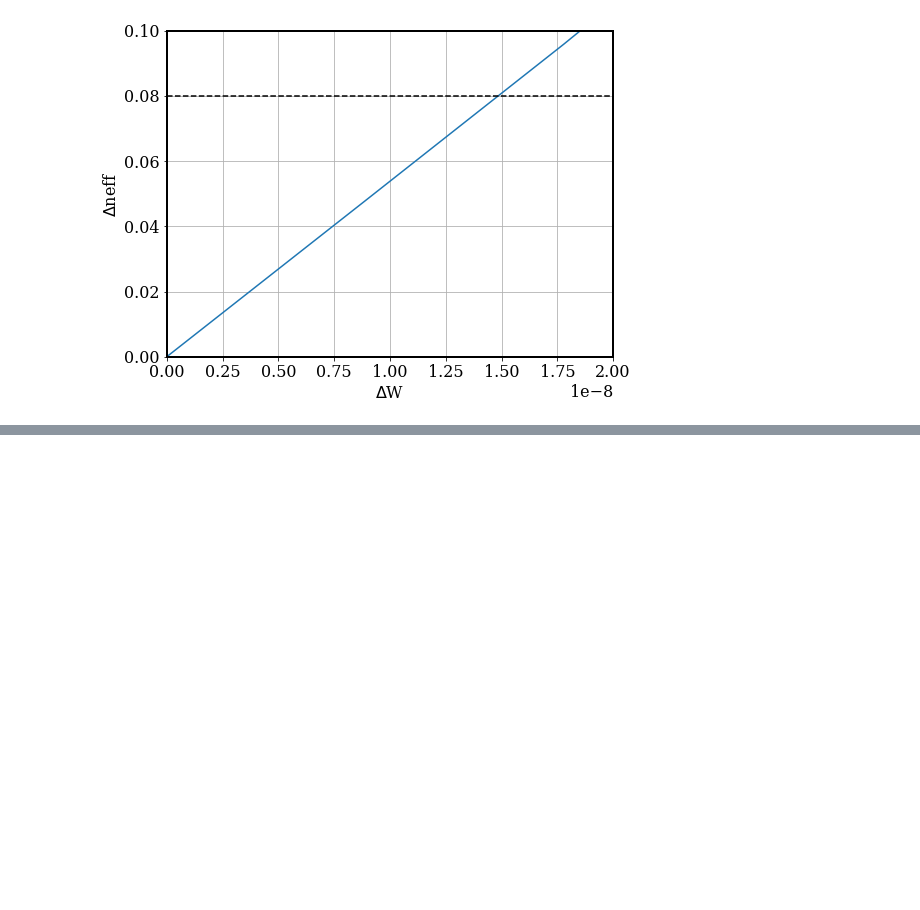
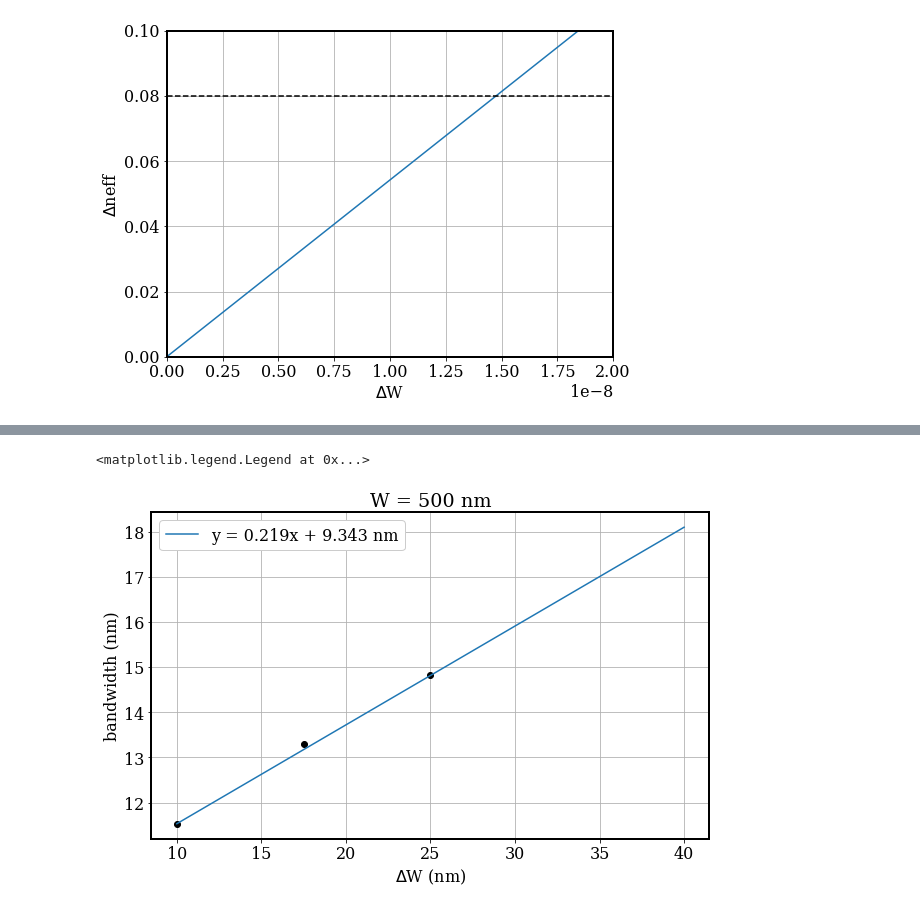
Before and after one commit to moisesoliveira08/BragGrating, a Jupyter notebook: Documentation/device.ipynb, the cells around one changed output, grey strips where cells are left out. Saved outputs shown, nothing was run; the diff lists cells and outputs as text; code cells hidden in the pictures; blank space fills up the shorter version.

```diff
--- a/Documentation/device.ipynb
+++ b/Documentation/device.ipynb
@@ -338,0 +449,21 @@ plt.legend(loc = 'upper left', framealpha = 1)
+# %%
+figure = plt.figure(figsize = (10, 6))
+plt.rc('font', **font)
+plt.rc('axes', linewidth=2)
+for i in range (3):
+    plt.plot(corrugation_width[i]*1e9, fwhm_2[i]*1e9,'o', color = 'black')
+
+a2 = (fwhm_2[2] - fwhm_2[0])/(corrugation_width[2] - corrugation_width[0])
+b2 = fwhm_2[2] - a2*corrugation_width[2]
+x = np.linspace(10e-9, 40e-9, 1000)
+y2 = a2*x + b2
+#plt.plot(corrugation_width, fwhm)
+plt.plot(x*1e9, y2*1e9,label = 'y = '+ str(round(a2, 3)) + 'x + ' + str(round(b2*1e9, 3)) + ' nm')
+plt.xlabel('$\Delta$' + 'W (nm)')
+plt.ylabel('bandwidth (nm)')
+plt.grid(True)
+plt.title('W = 500 nm')
+plt.legend(loc = 'upper left', framealpha = 1)
+# %% [output]
+<matplotlib.legend.Legend at 0x...>
+[figure, added]
```
Also changed, not shown: parts of 17 cells of this notebook, 1 other file.
